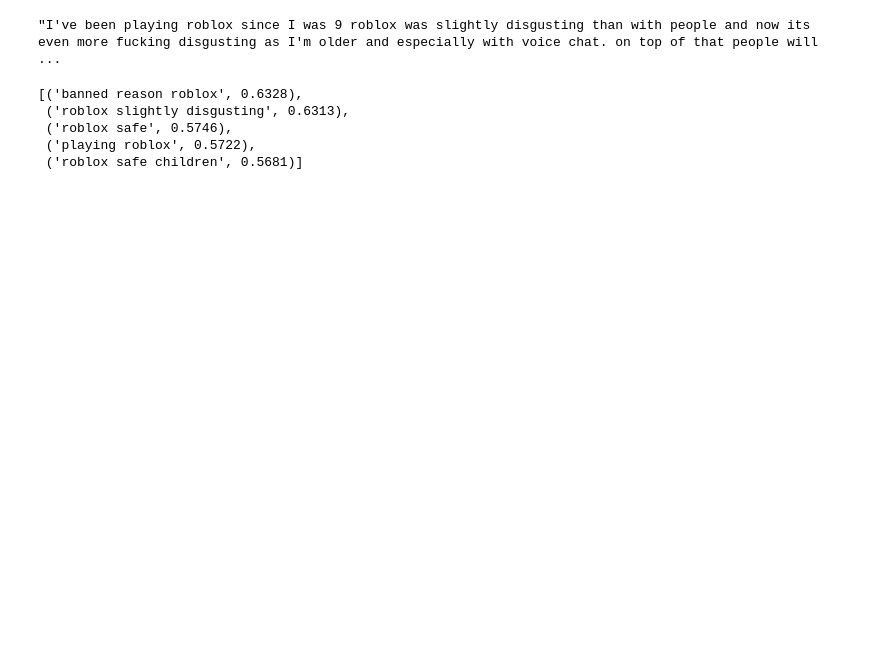
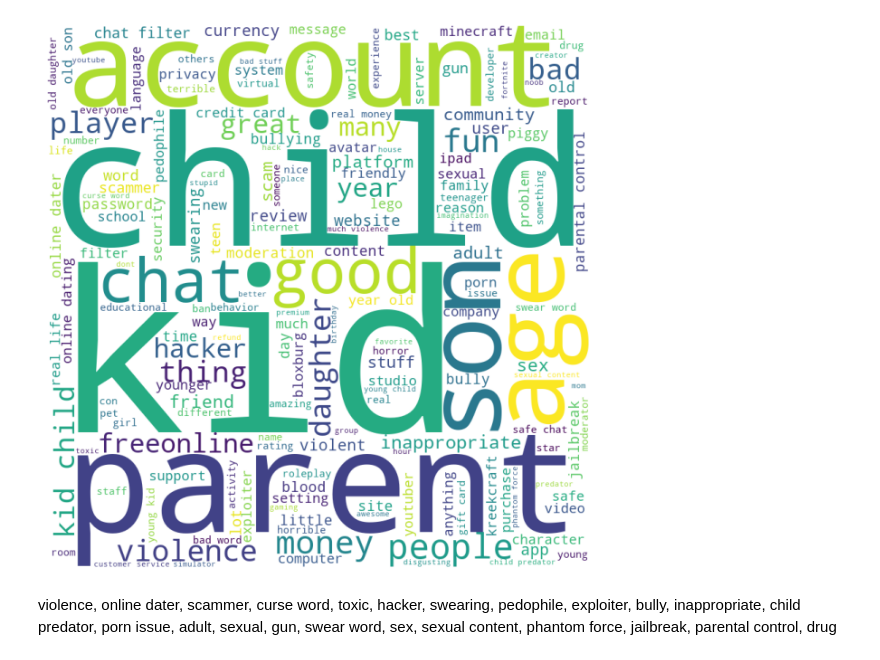
Before and after one commit to keyanUB/CommenSense_Analysis, a Jupyter notebook: keybert.ipynb, the cells around one changed output. Saved outputs shown, nothing was run; the diff lists cells and outputs as text; code cells hidden in the pictures; blank space fills up the shorter version.

Commit message:
build the keybert-based cloud and add sentiment analysis

```diff
--- a/keybert.ipynb
+++ b/keybert.ipynb
@@ -5,2 +35,4 @@ from keybert import KeyBERT
 # %%
-df = pd.read_csv('commen_sense.csv', encoding ="utf-8")
+df = pd.read_csv('commen_sense.csv')
+# %%
+df['filtered_text'] = df['Review'].apply(text_filtering)
@@ -7,3 +41,17 @@ df = pd.read_csv('commen_sense.csv', encoding ="utf-8")
 # %%
 from keybert import KeyBERT
 kw_model = KeyBERT(model='all-MiniLM-L6-v2')
+# %%
+def keybert_extract(text):
+    text = str(text)
+    try:
+        results = kw_model.extract_keywords(docs=text, vectorizer=KeyphraseCountVectorizer(),top_n=10, stop_words='english')
+        words = []
+        for result in results:
+            words.append(result[0])
+    except:
+        words = []
+    return words
+# %%
+tqdm.pandas()
+df['keybert'] = df['review'].progress_apply(keybert_extract)
@@ -10,12 +60,2 @@ kw_model = KeyBERT(model='all-MiniLM-L6-v2')
 # %%
-df.Review[44]
+df
-# %% [output]
-"I've been playing roblox since I was 9 roblox was slightly disgusting than with people and now its even more fucking disgusting as I'm older and especially with voice chat. on top of that people will ...
-# %%
-kw_model.extract_keywords(df.Review[44], keyphrase_ngram_range=(1, 3), stop_words='english')
-# %% [output]
-[('banned reason roblox', 0.6328),
- ('roblox slightly disgusting', 0.6313),
- ('roblox safe', 0.5746),
- ('playing roblox', 0.5722),
- ('roblox safe children', 0.5681)]
@@ -21,0 +106,8 @@ kw_model.extract_keywords(df.Review[44], keyphrase_ngram_range=(1, 3), stop_word
+# %%
+parent_wc = word_cloud(df[df['author']=='adult']['keybert'])
+draw_word_cloud(parent_wc)
+# %% [output]
+[figure, added]
+# %% [markdown]
+violence, online dater, scammer, curse word, toxic, hacker, swearing, pedophile, exploiter, bully, inappropriate, child predator, porn issue, adult, sexual, gun, swear word, sex, sexual content,
+phantom force, jailbreak, parental control, drug
```
Also changed, not shown: parts of 29 cells of this notebook, 1 other file.
